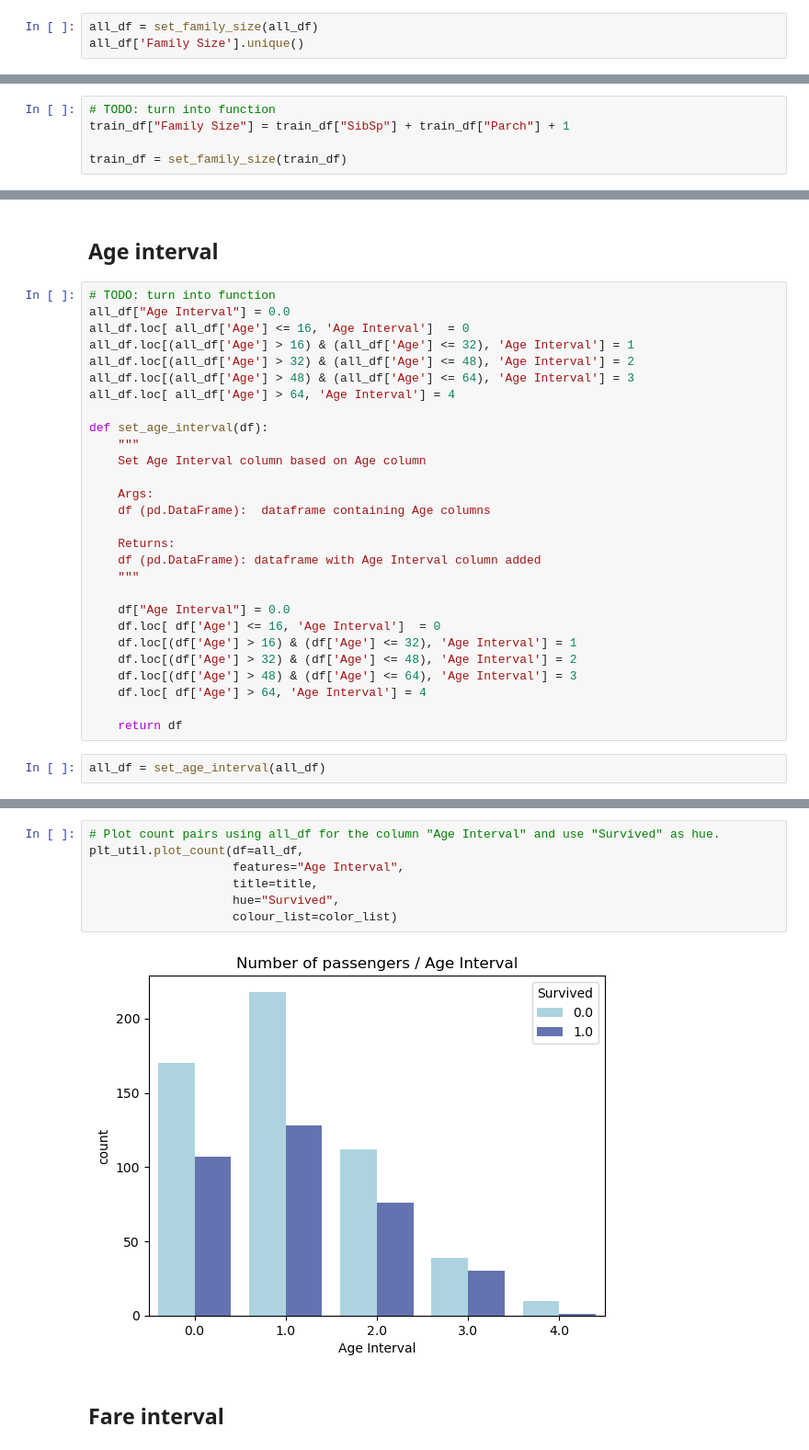
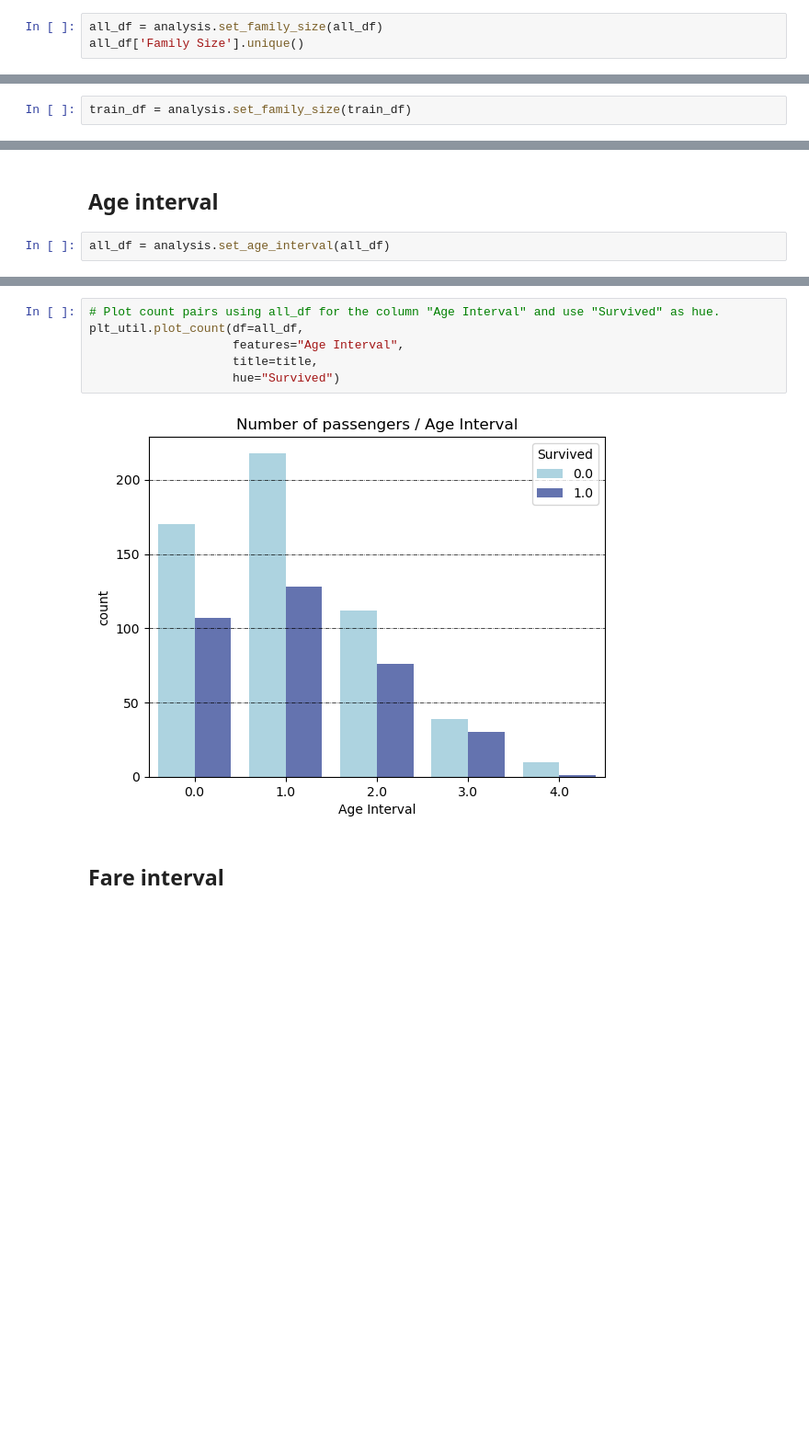
Before and after one commit to cameds58/titanic_problem_set, a Jupyter notebook: Titanic Data Journey.ipynb, the cells around one changed output, grey strips where cells are left out. Shown at 92% size. Cells and saved outputs as stored; diff of their text form; blank space fills up the shorter version.

```diff
--- a/Titanic Data Journey.ipynb
+++ b/Titanic Data Journey.ipynb
@@ -380,13 +274,10 @@ def set_family_size(df):
 # %%
-all_df = set_family_size(all_df)
+all_df = analysis.set_family_size(all_df)
 all_df['Family Size'].unique()
 # %% [output]
 array([ 2,  1,  5,  3,  7,  6,  4,  8, 11])
 # %%
-# TODO: turn into function
-train_df["Family Size"] = train_df["SibSp"] + train_df["Parch"] + 1
-
-train_df = set_family_size(train_df)
+train_df = analysis.set_family_size(train_df)
 # %%
 # Plot count pairs using all_df for the column "Family Size" and use "Survived" as hue.
 plt_util.plot_count(df=all_df,
@@ -404,32 +289,4 @@ plt_util.plot_count(df=all_df,
 # %% [markdown]
 ## Age interval
-# %%
-# TODO: turn into function
-all_df["Age Interval"] = 0.0
-all_df.loc[ all_df['Age'] <= 16, 'Age Interval']  = 0
-all_df.loc[(all_df['Age'] > 16) & (all_df['Age'] <= 32), 'Age Interval'] = 1
-all_df.loc[(all_df['Age'] > 32) & (all_df['Age'] <= 48), 'Age Interval'] = 2
-all_df.loc[(all_df['Age'] > 48) & (all_df['Age'] <= 64), 'Age Interval'] = 3
-all_df.loc[ all_df['Age'] > 64, 'Age Interval'] = 4
-
-def set_age_interval(df):
-    """
-    Set Age Interval column based on Age column
-
-    Args:
-    df (pd.DataFrame):  dataframe containing Age columns
-
-    Returns:
-    df (pd.DataFrame): dataframe with Age Interval column added
-    """
-
-    df["Age Interval"] = 0.0
-    df.loc[ df['Age'] <= 16, 'Age Interval']  = 0
-    df.loc[(df['Age'] > 16) & (df['Age'] <= 32), 'Age Interval'] = 1
-    df.loc[(df['Age'] > 32) & (df['Age'] <= 48), 'Age Interval'] = 2
-    df.loc[(df['Age'] > 48) & (df['Age'] <= 64), 'Age Interval'] = 3
-    df.loc[ df['Age'] > 64, 'Age Interval'] = 4
-
-    return df
 # %%
-all_df = set_age_interval(all_df)
+all_df = analysis.set_age_interval(all_df)
@@ -462,11 +304,10 @@ def count_plot(xcol, df, huecol, colorlist):
 # %%
 # Plot count pairs using all_df for the column "Age Interval" and use "Survived" as hue.
 plt_util.plot_count(df=all_df,
                     features="Age Interval",
                     title=title,
-                    hue="Survived",
-                    colour_list=color_list)
+                    hue="Survived")
 # %% [output]
-[figure, old version]
+[figure, new version]
 # %% [markdown]
 ## Fare interval
```
Also changed, not shown: parts of 57 cells of this notebook, 3 other files.
